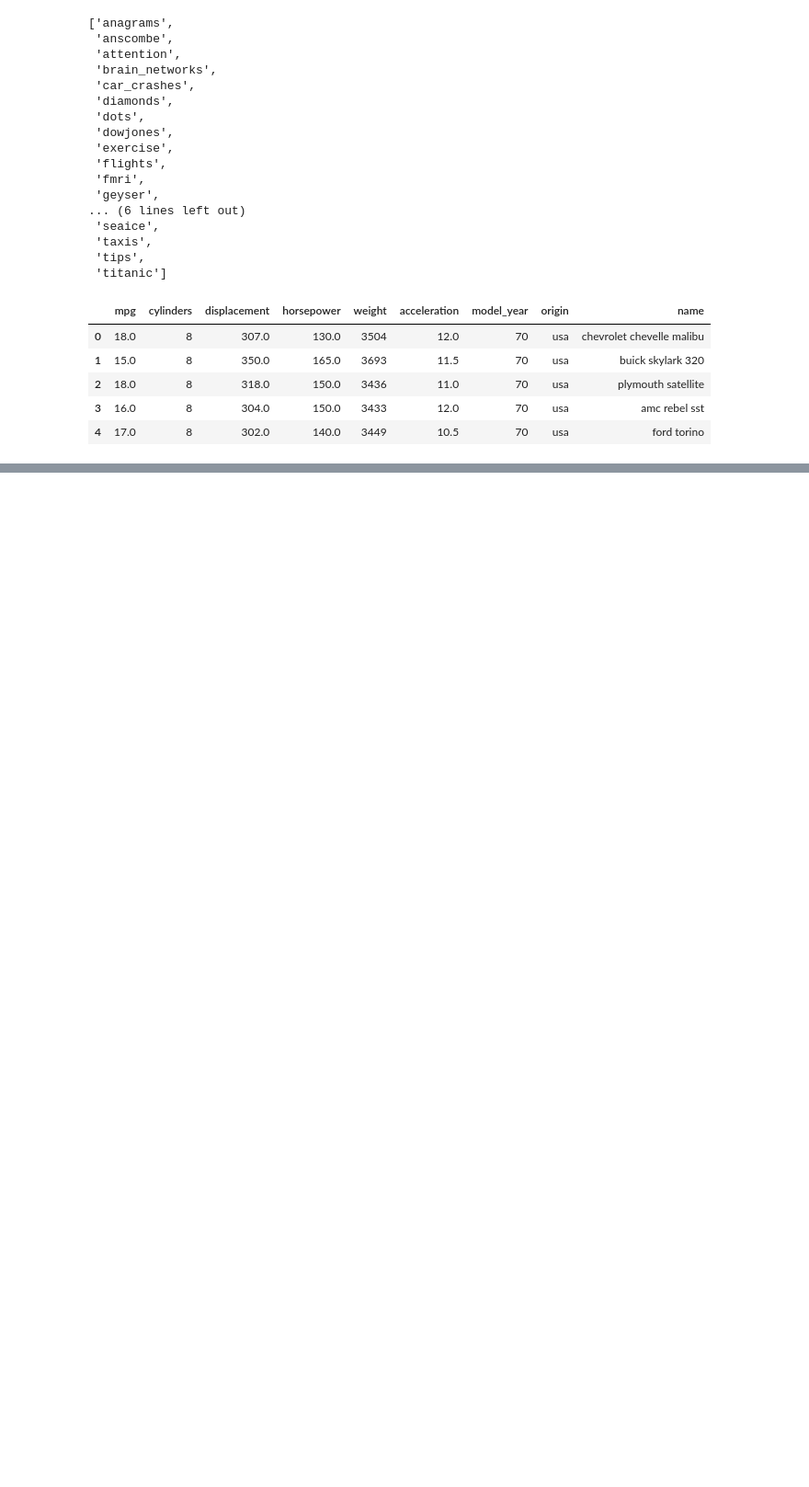
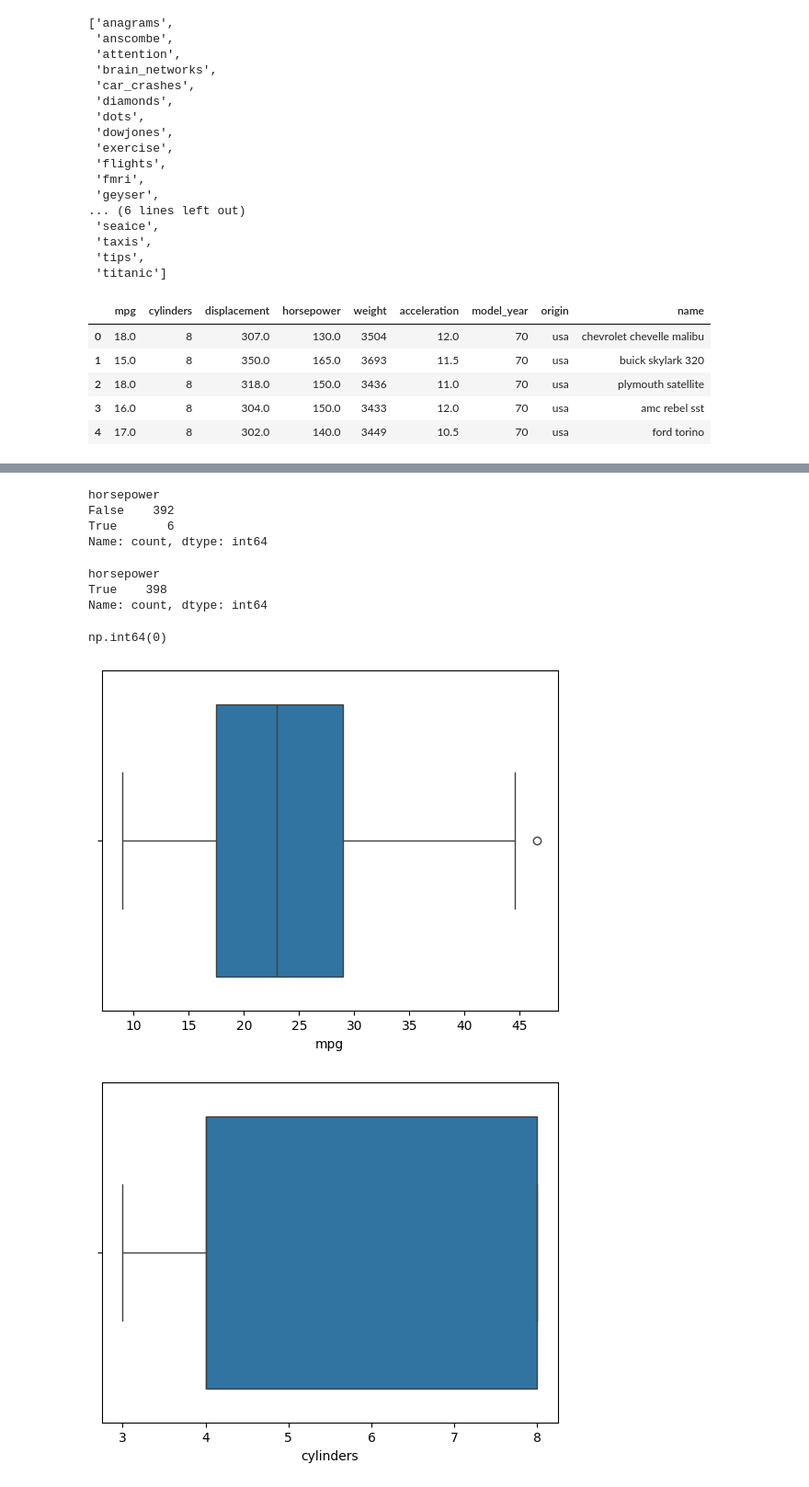
Before and after one commit to Avinash174/DataScience, a Jupyter notebook: python/ML/ML-2.ipynb, the cells around one changed output, grey strips where cells are left out. Shown at 92% size. Saved outputs shown, nothing was run; the diff lists cells and outputs as text; code cells hidden in the pictures; blank space fills up the shorter version.

```diff
--- a/python/ML/ML-2.ipynb
+++ b/python/ML/ML-2.ipynb
@@ -37,5 +40,3 @@ df.head()
 | 2 | 18.0 | 8 | 318.0 | 150.0 | 3436 | 11.0 | 70 | usa | plymouth satellite |
 | 3 | 16.0 | 8 | 304.0 | 150.0 | 3433 | 12.0 | 70 | usa | amc rebel sst |
 | 4 | 17.0 | 8 | 302.0 | 140.0 | 3449 | 10.5 | 70 | usa | ford torino |
-# %%
-df.drop('name',axis=1,inplace=True)
@@ -41,0 +114,26 @@ df.drop('name',axis=1,inplace=True)
+# %%
+df['horsepower'].isna().value_counts()
+# %% [output]
+horsepower
+False    392
+True       6
+Name: count, dtype: int64
+# %%
+df['horsepower']=df['horsepower'].fillna(df['horsepower'].mean(),inplace=True)
+# %%
+df['horsepower'].isna().value_counts()
+# %% [output]
+horsepower
+True    398
+Name: count, dtype: int64
+# %%
+df.duplicated().sum()
+# %% [output]
+np.int64(0)
+# %%
+for i in df.select_dtypes(include=np.number).columns:
+    sns.boxplot(x=df[i])
+    plt.show()
+# %% [output]
+[figure, added]
+[figure, added]
```
Also changed, not shown: parts of 16 cells of this notebook.
